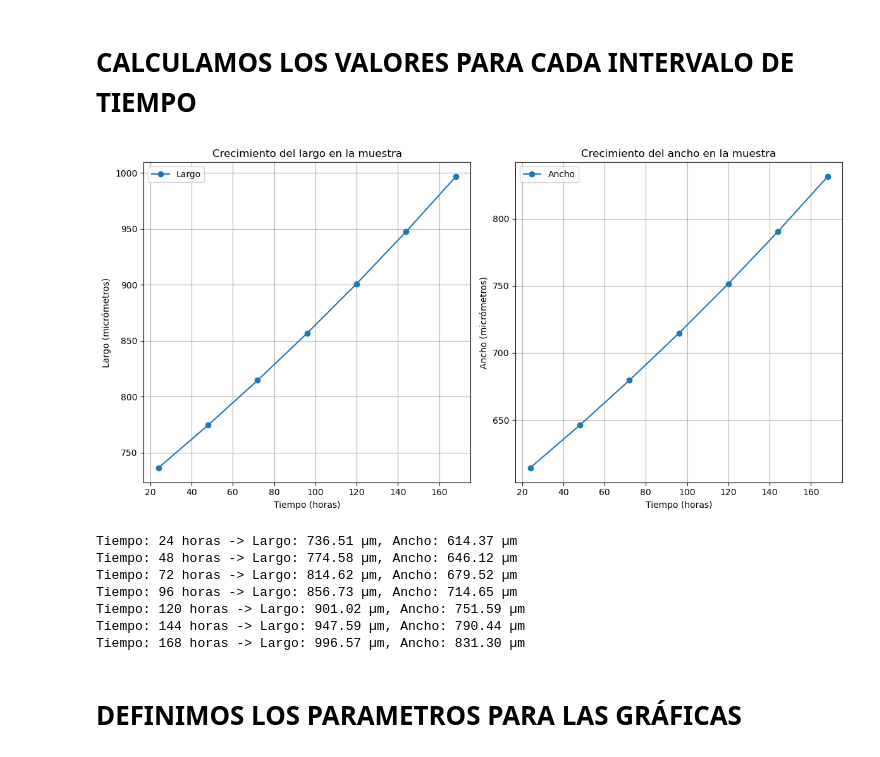
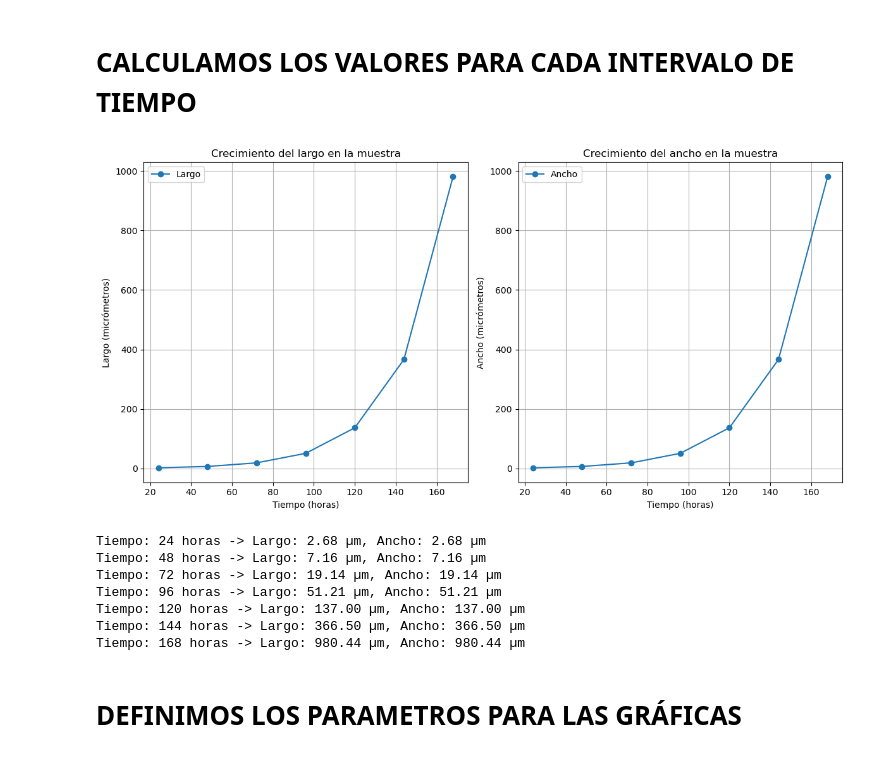
Before and after one commit to AdairPonceuwu/SferoidAnalisis, a Jupyter notebook: Crecimeinto_Esteroides.ipynb, the cells around one changed output. Drawn from its saved outputs; the diff is of its cells as text; code cells hidden in the pictures.

```diff
--- a/Crecimeinto_Esteroides.ipynb
+++ b/Crecimeinto_Esteroides.ipynb
@@ -8,11 +8,12 @@ from mpl_toolkits.mplot3d import Axes3D
 # CALCULAMOS LOS VALORES PARA CADA INTERVALO DE TIEMPO
 # %%
 # Datos iniciales
-largo_inicial = 700.31  # en micrómetros
-ancho_inicial = 584.17  # en micrómetros
+largo_inicial = 1  # en micrómetros
+ancho_inicial = 1  # en micrómetros
 
 # Tasa de crecimiento específica (supongamos una tasa de crecimiento)
-mu = 0.0021  # puedes ajustar este valor según tus datos experimentales
+mu_largo = 0.0410  # puedes ajustar este valor según tus datos experimentales
+mu_ancho = 0.0400  # puedes ajustar este valor según tus datos experimentales
 
 # Tiempos de medición (en horas)
 tiempos = np.array([24, 48, 72, 96, 120, 144, 168])
@@ -27,41 +28,41 @@ anchos = crecimiento_exponencial(ancho_inicial, mu, tiempos)
 
 # Graficar los resultados
 plt.figure(figsize=(12, 6))
 
 # Gráfico para largos
 plt.subplot(1, 2, 1)
 plt.plot(tiempos, largos, 'o-', label='Largo')
 plt.xlabel('Tiempo (horas)')
 plt.ylabel('Largo (micrómetros)')
 plt.title('Crecimiento del largo en la muestra')
 plt.legend()
 plt.grid(True)
 
 # Gráfico para anchos
 plt.subplot(1, 2, 2)
 plt.plot(tiempos, anchos, 'o-', label='Ancho')
 plt.xlabel('Tiempo (horas)')
 plt.ylabel('Ancho (micrómetros)')
 plt.title('Crecimiento del ancho en la muestra')
 plt.legend()
 plt.grid(True)
 
 plt.tight_layout()
 plt.show()
 
 # Mostrar resultados
 for dimensiones in list(zip(tiempos,largos, anchos)):
     tiempo, largo, ancho = dimensiones
     print(f"Tiempo: {tiempo} horas -> Largo: {largo:.2f} µm, Ancho: {ancho:.2f} µm")
 # %% [output]
-[figure, old version]
+[figure, new version]
-Tiempo: 24 horas -> Largo: 736.51 µm, Ancho: 614.37 µm
-Tiempo: 48 horas -> Largo: 774.58 µm, Ancho: 646.12 µm
-Tiempo: 72 horas -> Largo: 814.62 µm, Ancho: 679.52 µm
-Tiempo: 96 horas -> Largo: 856.73 µm, Ancho: 714.65 µm
-Tiempo: 120 horas -> Largo: 901.02 µm, Ancho: 751.59 µm
-Tiempo: 144 horas -> Largo: 947.59 µm, Ancho: 790.44 µm
-Tiempo: 168 horas -> Largo: 996.57 µm, Ancho: 831.30 µm
+Tiempo: 24 horas -> Largo: 2.68 µm, Ancho: 2.68 µm
+Tiempo: 48 horas -> Largo: 7.16 µm, Ancho: 7.16 µm
+Tiempo: 72 horas -> Largo: 19.14 µm, Ancho: 19.14 µm
+Tiempo: 96 horas -> Largo: 51.21 µm, Ancho: 51.21 µm
+Tiempo: 120 horas -> Largo: 137.00 µm, Ancho: 137.00 µm
+Tiempo: 144 horas -> Largo: 366.50 µm, Ancho: 366.50 µm
+Tiempo: 168 horas -> Largo: 980.44 µm, Ancho: 980.44 µm
 # %% [markdown]
 # DEFINIMOS LOS PARAMETROS PARA LAS GRÁFICAS
 # %%
```
Also changed, not shown: parts of 4 cells of this notebook.
